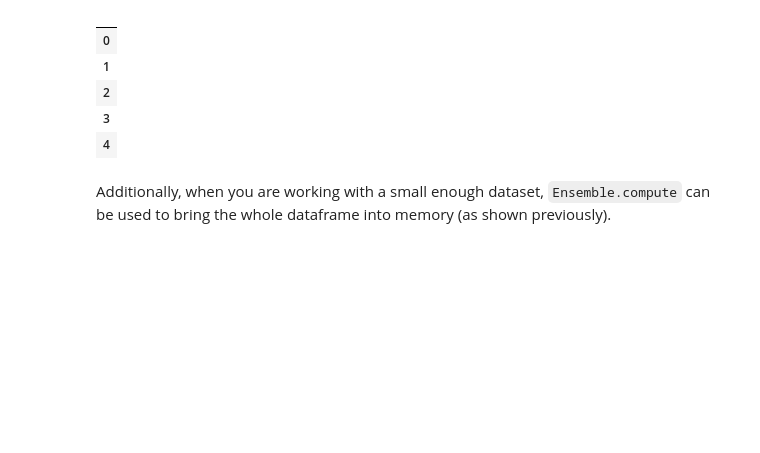
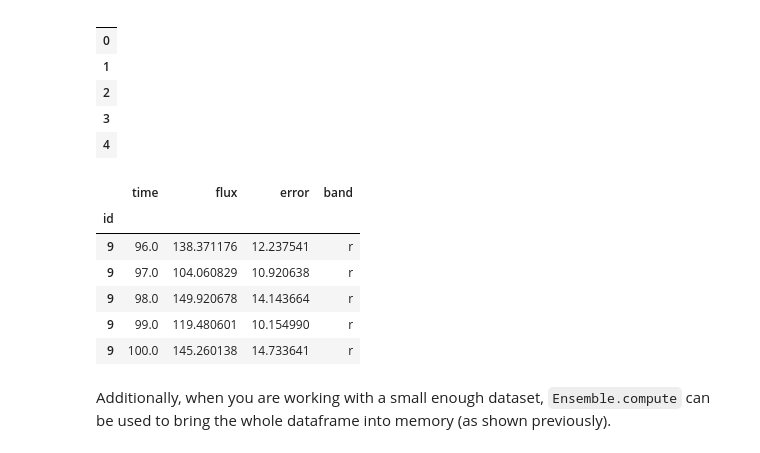
Before and after one commit to lincc-frameworks/tape, a Jupyter notebook: docs/tutorials/working_with_the_ensemble.ipynb, the cells around one changed output. Saved outputs shown, nothing was run; the diff lists cells and outputs as text; code cells hidden in the pictures; blank space fills up the shorter version.

```diff
--- a/docs/tutorials/working_with_the_ensemble.ipynb
+++ b/docs/tutorials/working_with_the_ensemble.ipynb
@@ -130,7 +142,15 @@ ens.object.head(5)  # Grabs the first 5 rows of the object table
 | 3 |
 | 4 |
 # %%
-ens.tail("source", 5)  # Grabs the last 5 rows of the source table
+ens.source.tail(5)  # Grabs the last 5 rows of the source table
+# %% [output]
+|  | time | flux | error | band |
+| id |  |  |  |  |
+| 9 | 96.0 | 138.371176 | 12.237541 | r |
+| 9 | 97.0 | 104.060829 | 10.920638 | r |
+| 9 | 98.0 | 149.920678 | 14.143664 | r |
+| 9 | 99.0 | 119.480601 | 10.154990 | r |
+| 9 | 100.0 | 145.260138 | 14.733641 | r |
 # %% [markdown]
 Additionally, when you are working with a small enough dataset, `Ensemble.compute` can be used to bring the whole dataframe into memory (as shown previously).
 # %%
```
Also changed, not shown: parts of 32 cells of this notebook.
